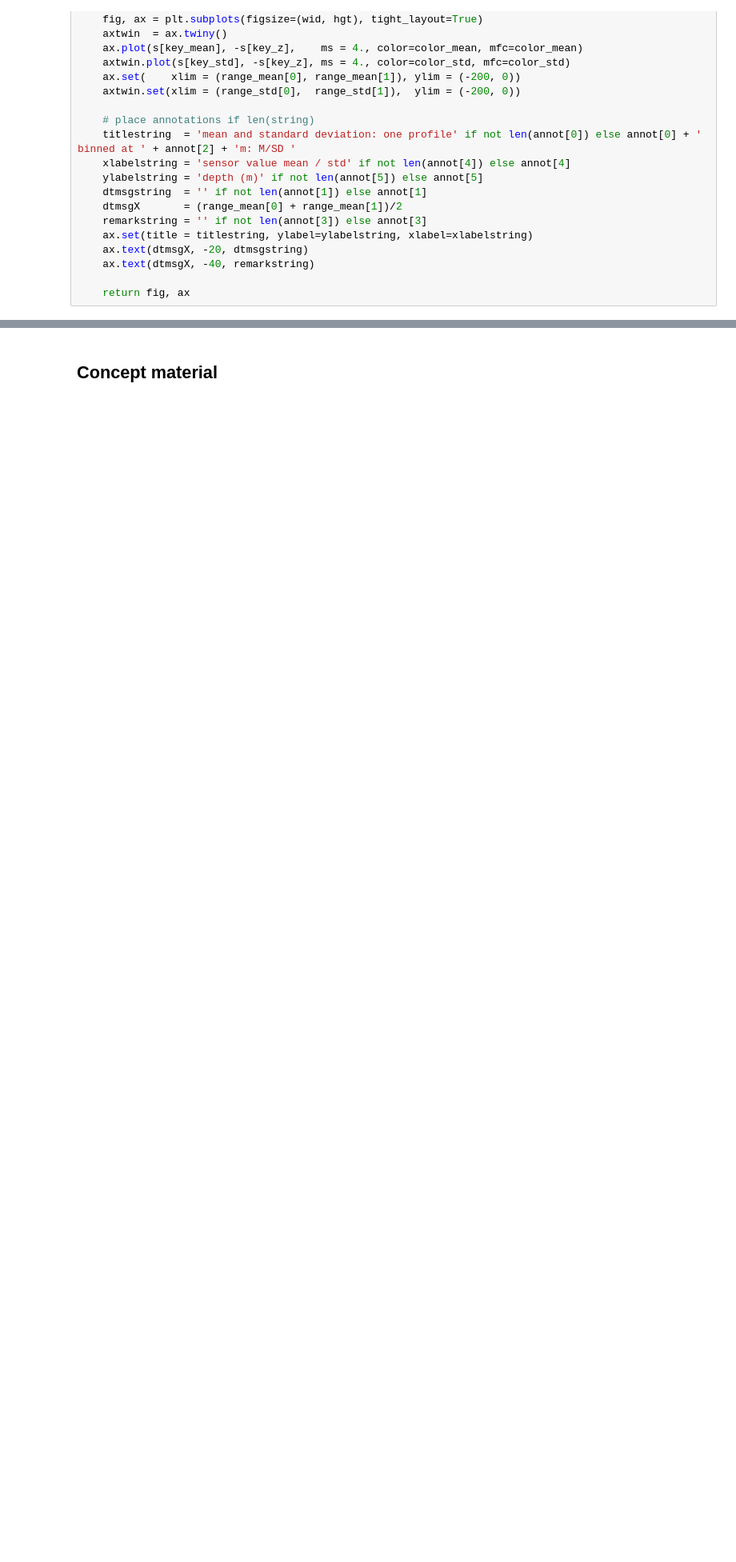
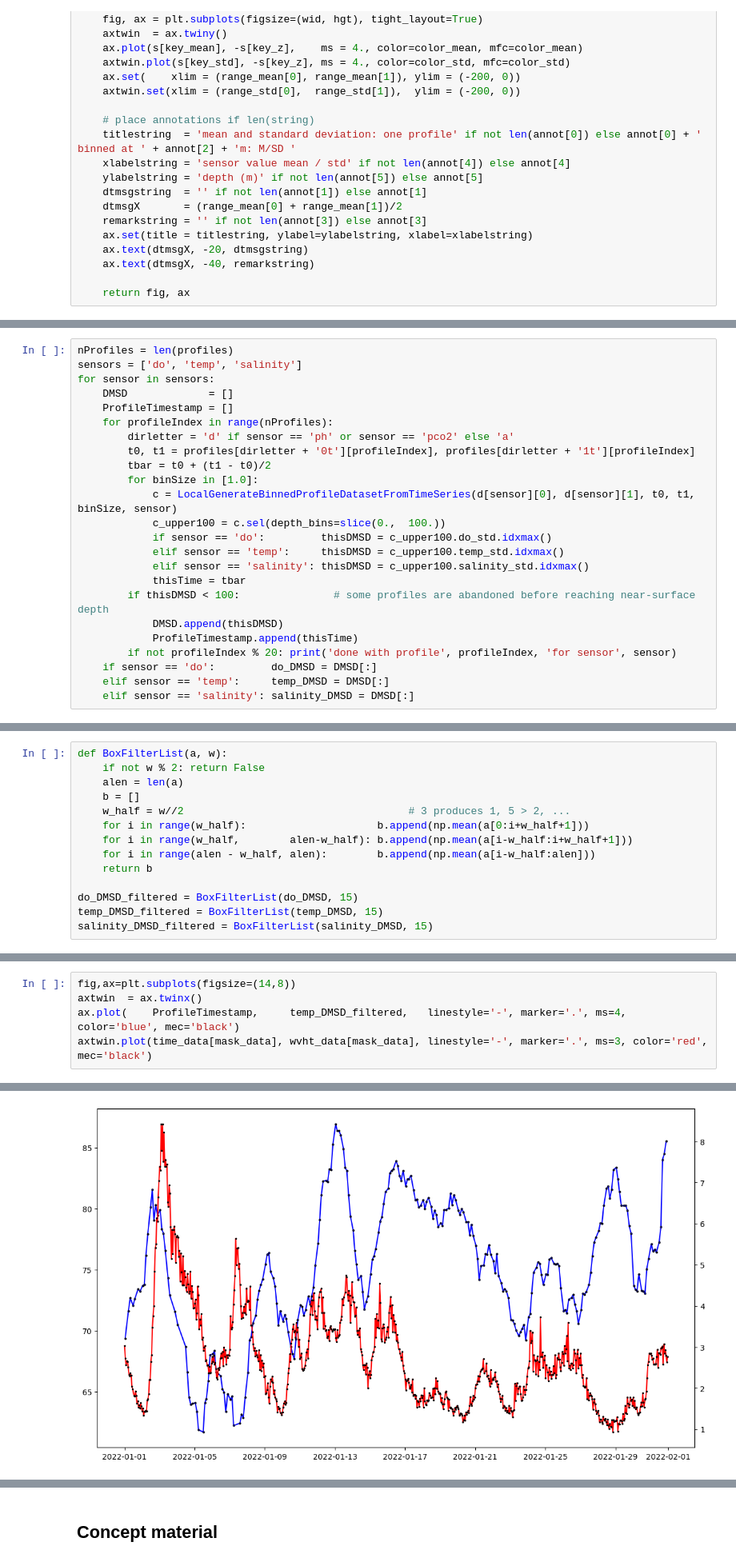
Before and after one commit to geo-smart/oceanography, a Jupyter notebook: book/chapters/epipelargosy.ipynb, the cells around one changed output, grey strips where cells are left out. Shown at 80% size. Cells and saved outputs as stored; diff of their text form; blank space fills up the shorter version.

```diff
--- a/book/chapters/epipelargosy.ipynb
+++ b/book/chapters/epipelargosy.ipynb
@@ -805,0 +889,24 @@ fig,axs = ChartSensorMeanStd([ranges['do'], do_std],
+# %%
+nProfiles = len(profiles)
+sensors = ['do', 'temp', 'salinity']
+for sensor in sensors:
+    DMSD             = []
+    ProfileTimestamp = []
+    for profileIndex in range(nProfiles):
+        dirletter = 'd' if sensor == 'ph' or sensor == 'pco2' else 'a'
+        t0, t1 = profiles[dirletter + '0t'][profileIndex], profiles[dirletter + '1t'][profileIndex]
+        tbar = t0 + (t1 - t0)/2
+        for binSize in [1.0]:
+            c = LocalGenerateBinnedProfileDatasetFromTimeSeries(d[sensor][0], d[sensor][1], t0, t1, binSize, sensor)
+            c_upper100 = c.sel(depth_bins=slice(0.,  100.))
+            if sensor == 'do':         thisDMSD = c_upper100.do_std.idxmax()
+            elif sensor == 'temp':     thisDMSD = c_upper100.temp_std.idxmax()
+            elif sensor == 'salinity': thisDMSD = c_upper100.salinity_std.idxmax()
+            thisTime = tbar
+        if thisDMSD < 100:               # some profiles are abandoned before reaching near-surface depth
+            DMSD.append(thisDMSD)
+            ProfileTimestamp.append(thisTime)
+        if not profileIndex % 20: print('done with profile', profileIndex, 'for sensor', sensor)
+    if sensor == 'do':         do_DMSD = DMSD[:]
+    elif sensor == 'temp':     temp_DMSD = DMSD[:]
+    elif sensor == 'salinity': salinity_DMSD = DMSD[:]
@@ -805,0 +931,14 @@ fig,axs = ChartSensorMeanStd([ranges['do'], do_std],
+# %%
+def BoxFilterList(a, w):
+    if not w % 2: return False
+    alen = len(a)
+    b = []
+    w_half = w//2                                    # 3 produces 1, 5 > 2, ...
+    for i in range(w_half):                     b.append(np.mean(a[0:i+w_half+1]))
+    for i in range(w_half,        alen-w_half): b.append(np.mean(a[i-w_half:i+w_half+1]))
+    for i in range(alen - w_half, alen):        b.append(np.mean(a[i-w_half:alen]))
+    return b
+
+do_DMSD_filtered = BoxFilterList(do_DMSD, 15)
+temp_DMSD_filtered = BoxFilterList(temp_DMSD, 15)
+salinity_DMSD_filtered = BoxFilterList(salinity_DMSD, 15)
@@ -805,0 +949,6 @@ fig,axs = ChartSensorMeanStd([ranges['do'], do_std],
+# %%
+fig,ax=plt.subplots(figsize=(14,8))
+axtwin  = ax.twinx()
+ax.plot(    ProfileTimestamp,     temp_DMSD_filtered,   linestyle='-', marker='.', ms=4, color='blue', mec='black')
+axtwin.plot(time_data[mask_data], wvht_data[mask_data], linestyle='-', marker='.', ms=3, color='red',  mec='black')
+# %% [output]
@@ -805,0 +956 @@ fig,axs = ChartSensorMeanStd([ranges['do'], do_std],
+[figure, added]
```
Also changed, not shown: parts of 18 cells of this notebook.
